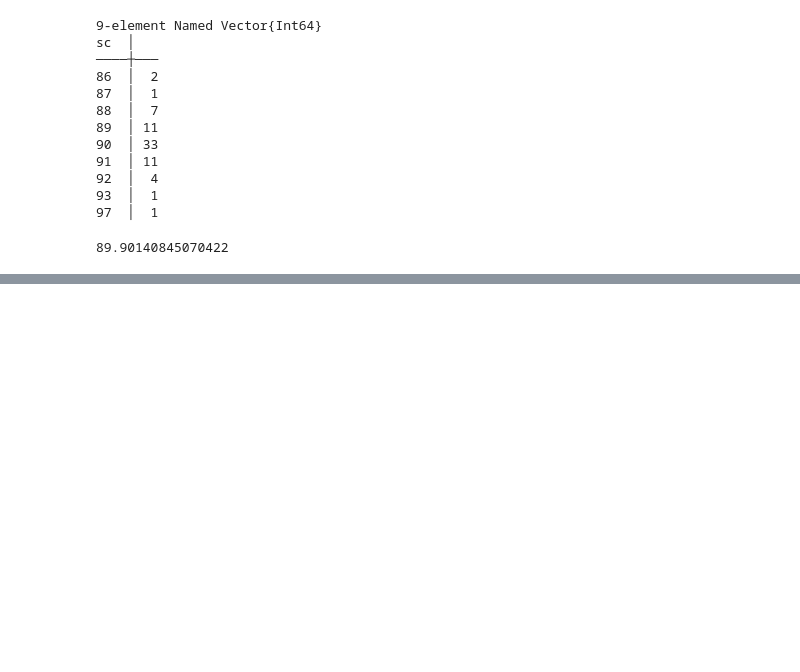
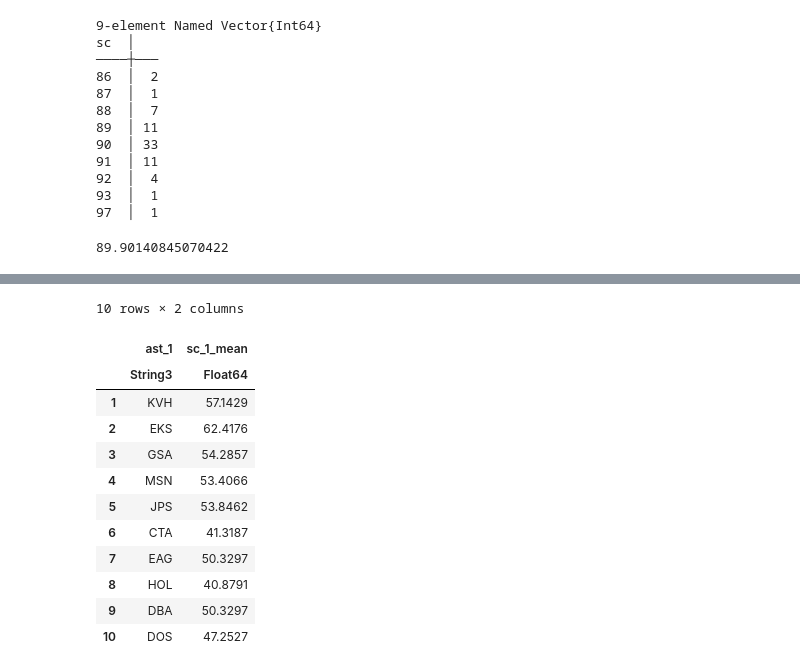
Before and after one commit to evaristegalois/binder-4233, a Jupyter notebook: julia/paperquiz.ipynb, the cells around one changed output, grey strips where cells are left out. Saved outputs shown, nothing was run; the diff lists cells and outputs as text; code cells hidden in the pictures; blank space fills up the shorter version.

```diff
--- a/julia/paperquiz.ipynb
+++ b/julia/paperquiz.ipynb
@@ -381,0 +390,16 @@ mean(e3[:,:sc])
+# %%
+combine(q4g,:sc_1 => mean)
+# %% [output]
+10 rows × 2 columns
+|  | ast_1 | sc_1_mean |
+|  | String3 | Float64 |
+| 1 | KVH | 57.1429 |
+| 2 | EKS | 62.4176 |
+| 3 | GSA | 54.2857 |
+| 4 | MSN | 53.4066 |
+| 5 | JPS | 53.8462 |
+| 6 | CTA | 41.3187 |
+| 7 | EAG | 50.3297 |
+| 8 | HOL | 40.8791 |
+| 9 | DBA | 50.3297 |
+| 10 | DOS | 47.2527 |
```
Also changed, not shown: parts of 2 cells of this notebook, 1 other file.
